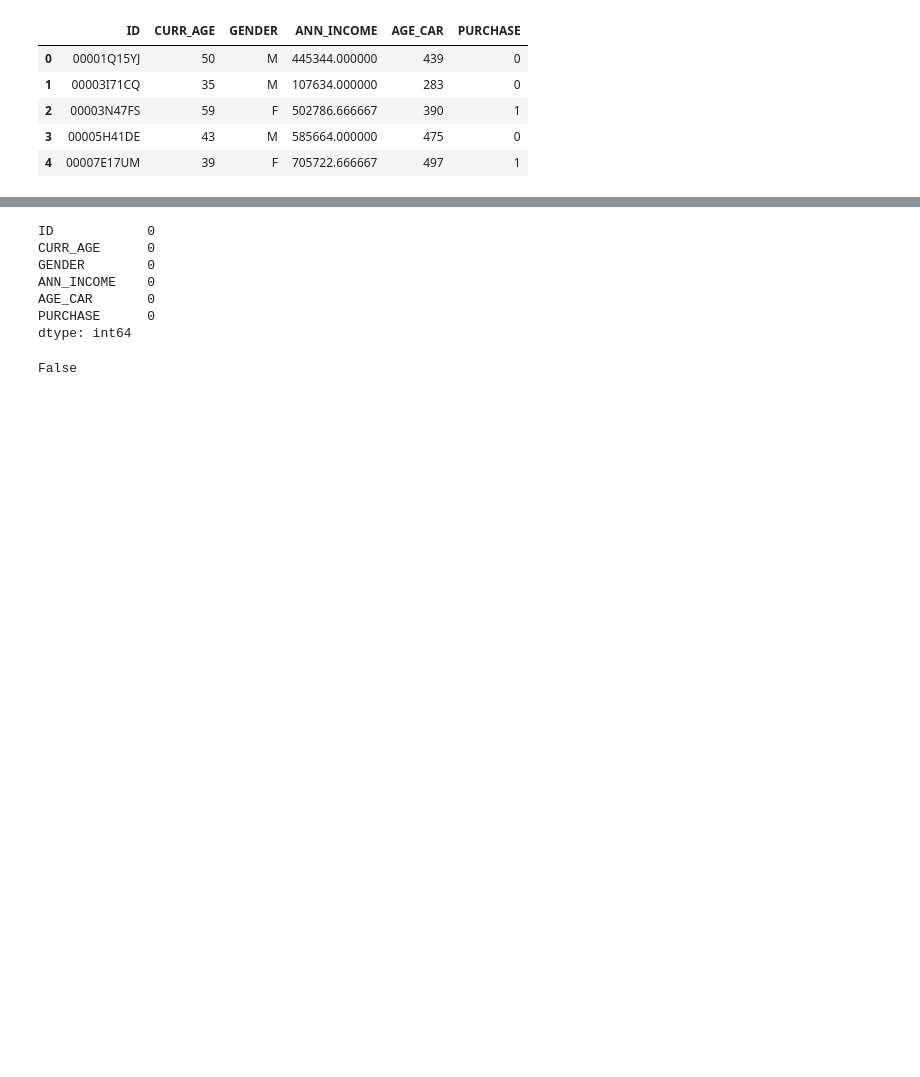
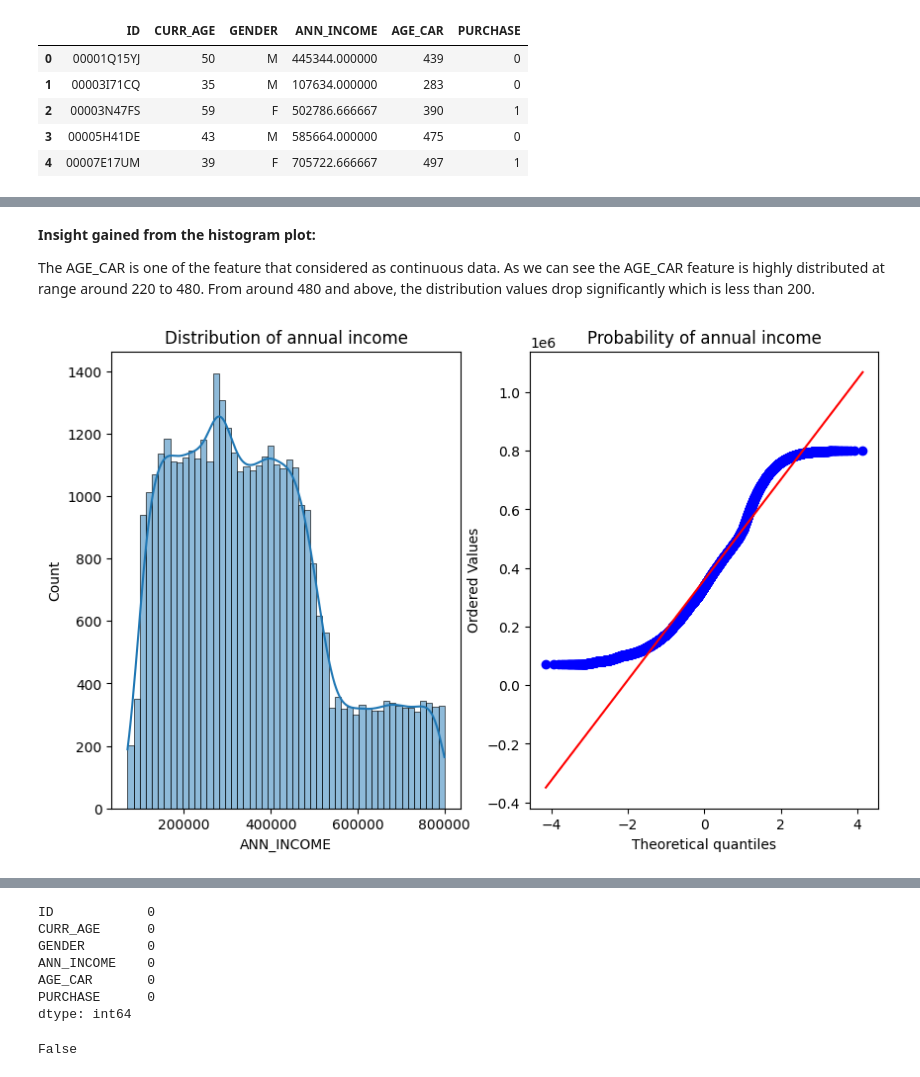
Before and after one commit to dravichi/Data-Analytics, a Jupyter notebook: Training_Project.ipynb, the cells around one changed output, grey strips where cells are left out. Saved outputs shown, nothing was run; the diff lists cells and outputs as text; code cells hidden in the pictures; blank space fills up the shorter version.

```diff
--- a/Training_Project.ipynb
+++ b/Training_Project.ipynb
@@ -72,0 +118,8 @@ df_jp.head()
+# %% [markdown]
+**Insight gained from the histogram plot:**
+
+The AGE_CAR is one of the feature that considered as continuous data. As we can see the AGE_CAR feature is highly distributed at range around 220 to 480. From around 480 and above, the distribution values drop significantly which is less than 200.
+# %%
+plot_data('ANN_INCOME', 'annual income')
+# %% [output]
+[figure, added]
```
Also changed, not shown: parts of 71 cells of this notebook.
